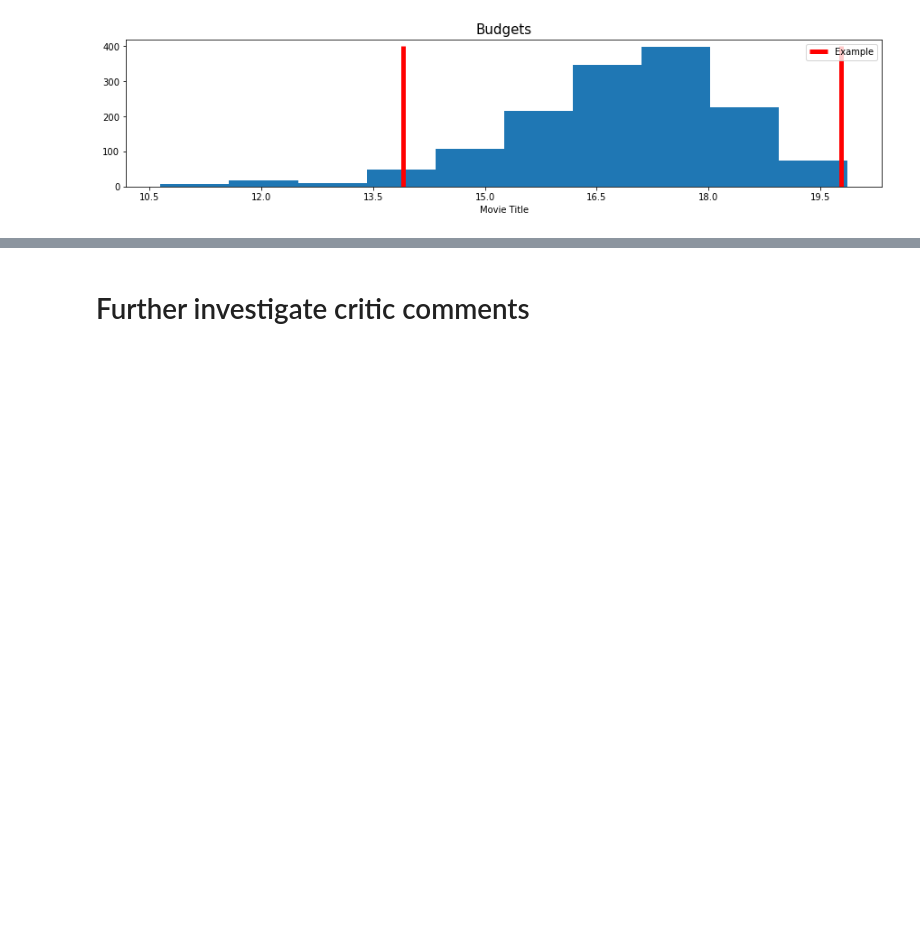
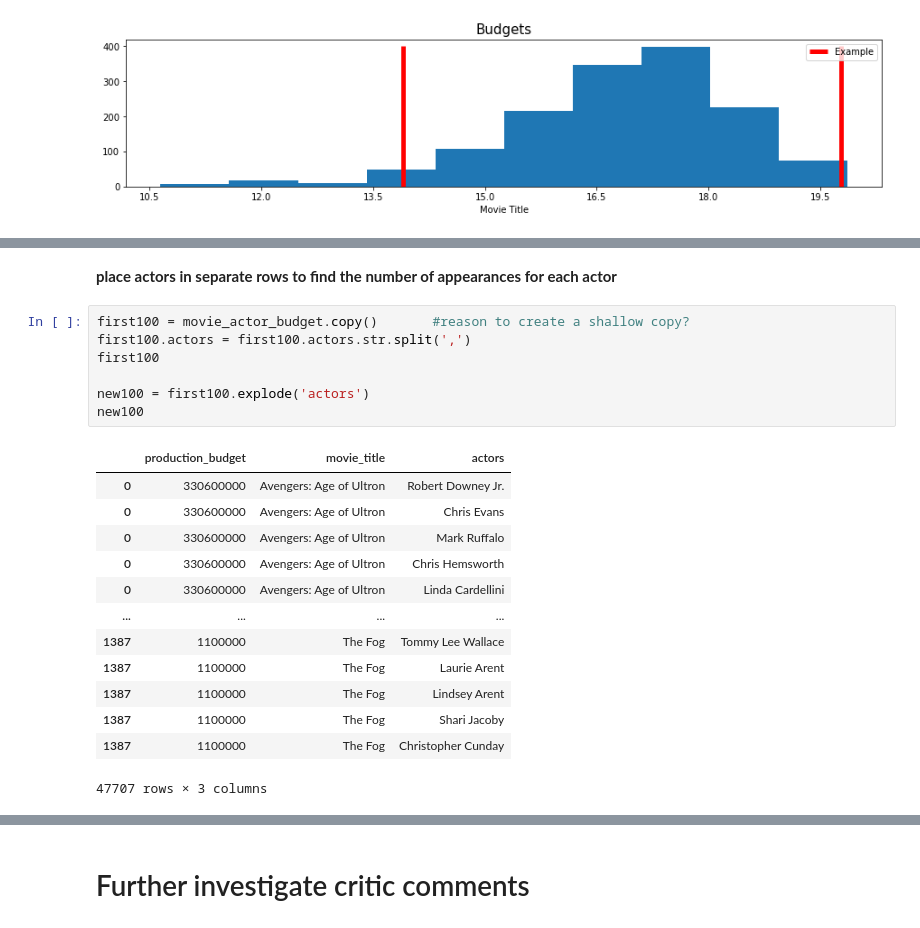
Before and after one commit to jchandleroneal/microsoft-movie-analysis, a Jupyter notebook: movie_analysis.ipynb, the cells around one changed output, grey strips where cells are left out. Saved outputs shown, nothing was run; the diff lists cells and outputs as text; blank space fills up the shorter version.

```diff
--- a/movie_analysis.ipynb
+++ b/movie_analysis.ipynb
@@ -302,0 +324,23 @@ dtype: float64
+# %% [markdown]
+**place actors in separate rows to find the number of appearances for each actor**
+# %%
+first100 = movie_actor_budget.copy()       #reason to create a shallow copy?
+first100.actors = first100.actors.str.split(',')
+first100
+
+new100 = first100.explode('actors')
+new100
+# %% [output]
+|  | production_budget | movie_title | actors |
+| 0 | 330600000 | Avengers: Age of Ultron | Robert Downey Jr. |
+| 0 | 330600000 | Avengers: Age of Ultron | Chris Evans |
+| 0 | 330600000 | Avengers: Age of Ultron | Mark Ruffalo |
+| 0 | 330600000 | Avengers: Age of Ultron | Chris Hemsworth |
+| 0 | 330600000 | Avengers: Age of Ultron | Linda Cardellini |
+| ... | ... | ... | ... |
+| 1387 | 1100000 | The Fog | Tommy Lee Wallace |
+| 1387 | 1100000 | The Fog | Laurie Arent |
+| 1387 | 1100000 | The Fog | Lindsey Arent |
+| 1387 | 1100000 | The Fog | Shari Jacoby |
+| 1387 | 1100000 | The Fog | Christopher Cunday |
+47707 rows × 3 columns
```
Also changed, not shown: parts of 13 cells of this notebook.
